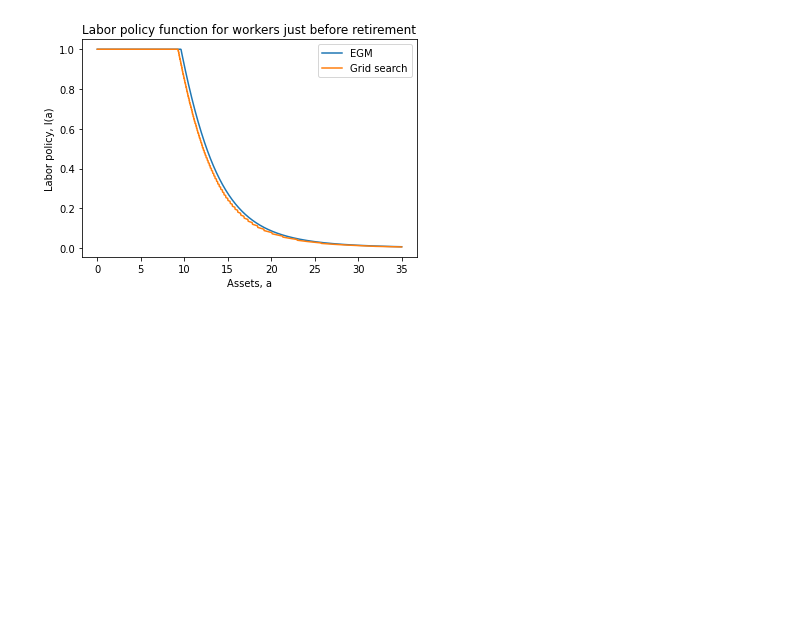
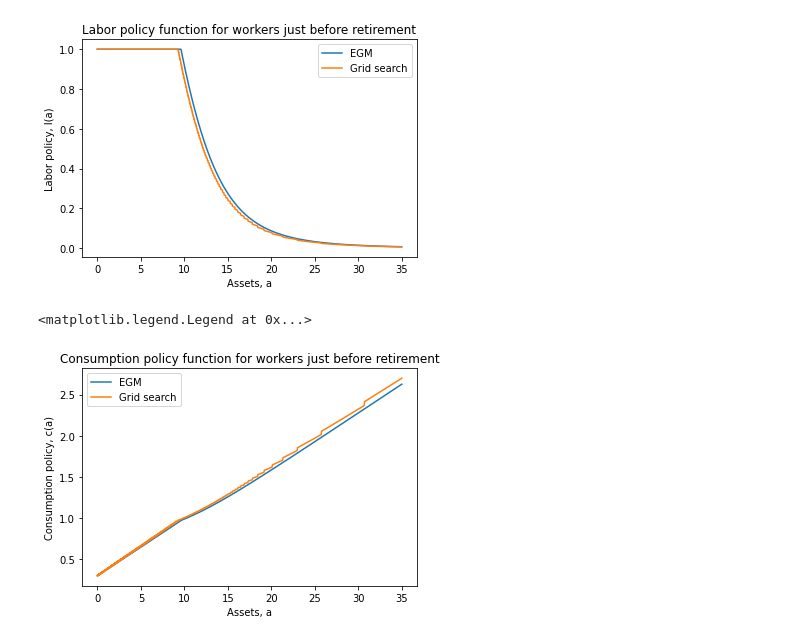
Before and after one commit to john-p-ryan/computation_2024, a Jupyter notebook: Conesa_Krueger/Conesa_Krueger_py.ipynb, the cells around one changed output. Drawn from its saved outputs; the diff is of its cells as text; code cells hidden in the pictures; blank space fills up the shorter version.

Commit message:
Add more plots

```diff
--- a/Conesa_Krueger/Conesa_Krueger_py.ipynb
+++ b/Conesa_Krueger/Conesa_Krueger_py.ipynb
@@ -312,3 +312,15 @@ plt.legend()
 # %% [output]
 <matplotlib.legend.Legend at 0x...>
 [figure]
+# %%
+# compare consumption policy functions between grid search and egm
+plt.plot(a_grids[-1, :], c_policy_w[-1, 0, :], label='EGM')
+plt.plot(OLG.a_grid, c_w[-1, :, 0], label='Grid search')
+plt.xlabel('Assets, a')
+plt.ylabel('Consumption policy, c(a)')
+# set title
+plt.title('Consumption policy function for workers just before retirement')
+plt.legend()
+# %% [output]
+<matplotlib.legend.Legend at 0x...>
+[figure, added]
```
Also changed, not shown: parts of 2 cells of this notebook.
